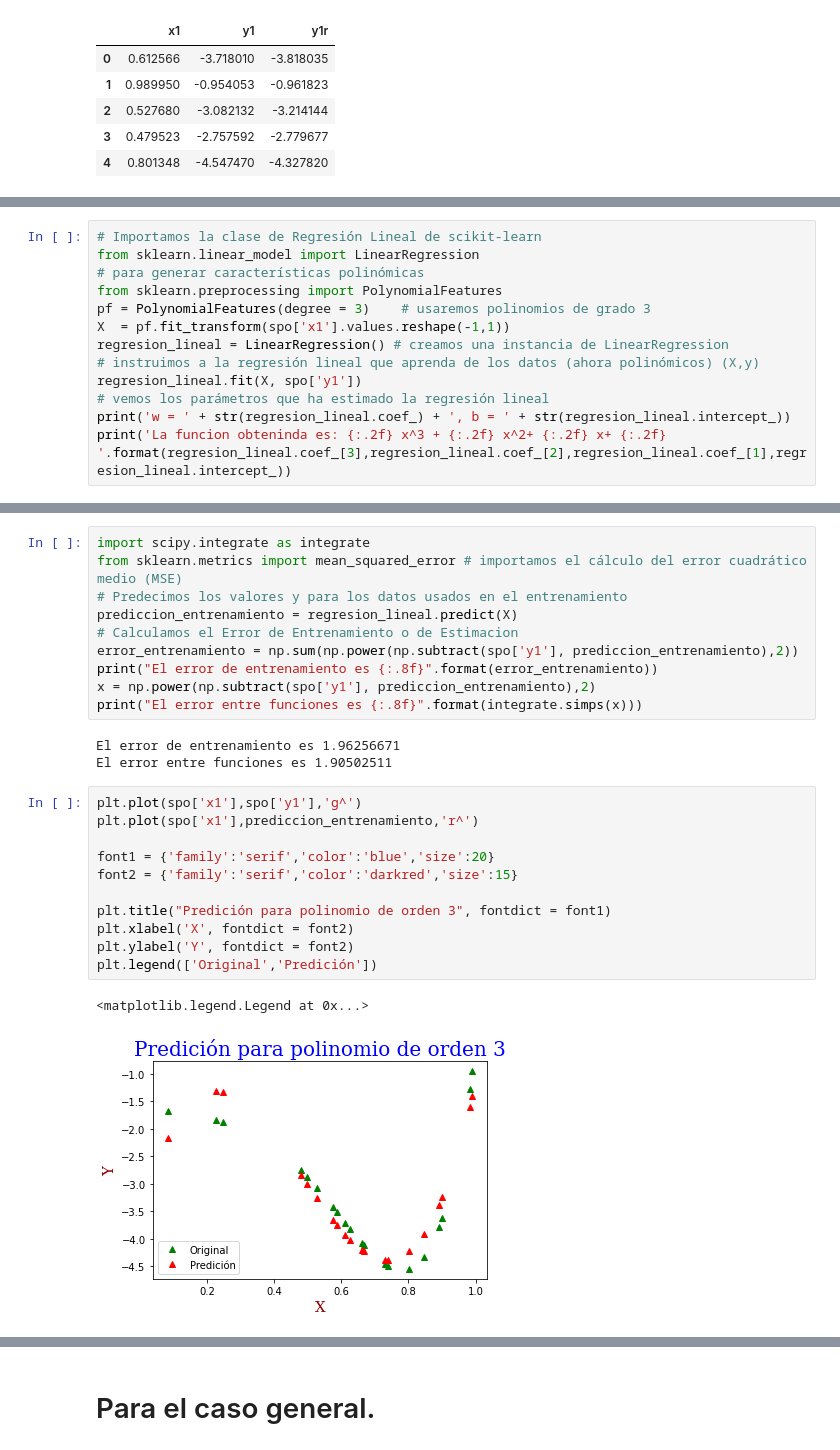
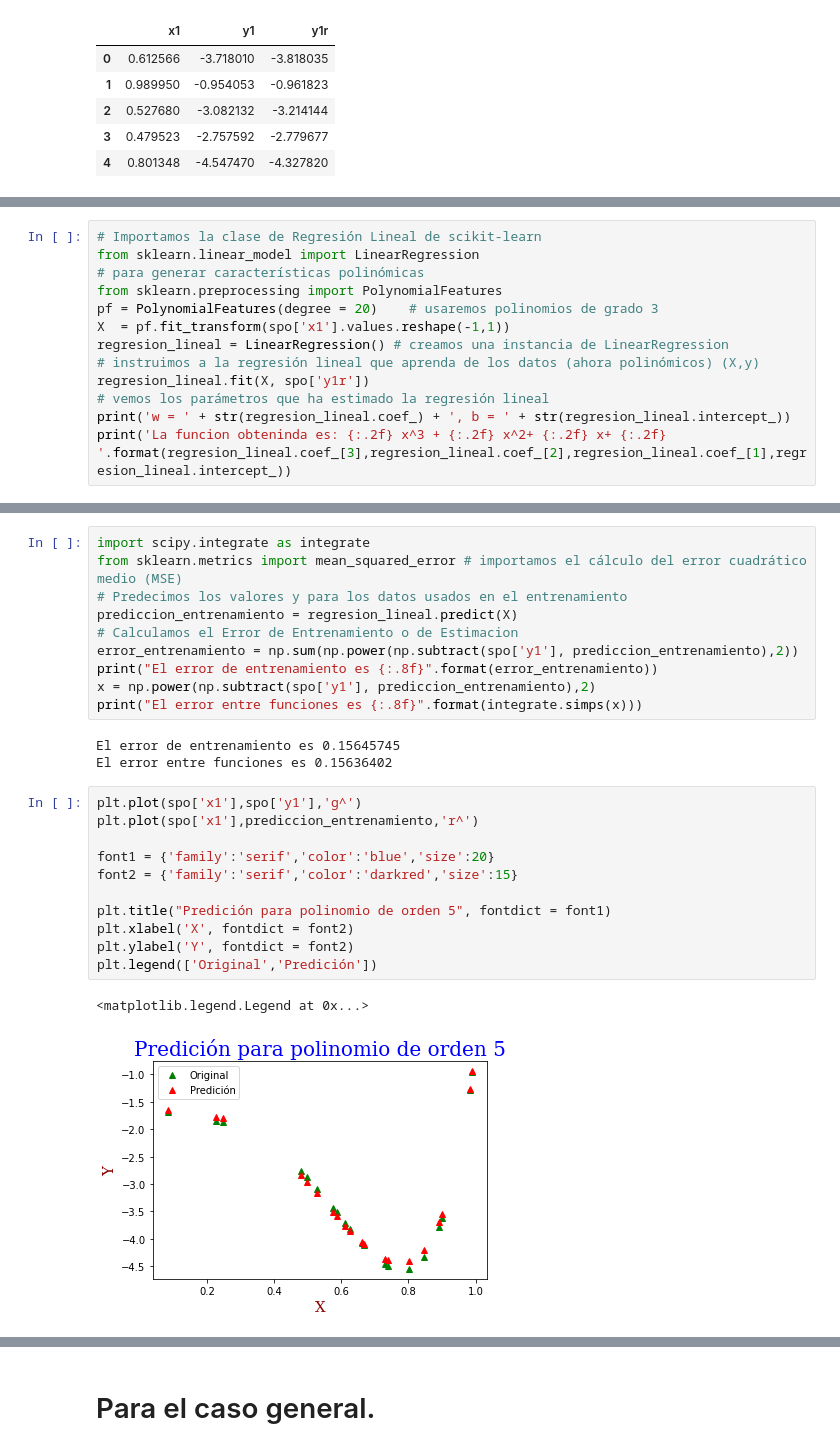
Before and after one commit to JHON-EDV/Regresion-Polinomica, a Jupyter notebook: Regression.ipynb, the cells around one changed output, grey strips where cells are left out. Cells and saved outputs as stored; diff of their text form.

```diff
--- a/Regression.ipynb
+++ b/Regression.ipynb
@@ -49,11 +49,11 @@ array([[0.61256647],
 from sklearn.linear_model import LinearRegression
 # para generar características polinómicas
 from sklearn.preprocessing import PolynomialFeatures
-pf = PolynomialFeatures(degree = 3)    # usaremos polinomios de grado 3
+pf = PolynomialFeatures(degree = 20)    # usaremos polinomios de grado 3
 X  = pf.fit_transform(spo['x1'].values.reshape(-1,1))
 regresion_lineal = LinearRegression() # creamos una instancia de LinearRegression
 # instruimos a la regresión lineal que aprenda de los datos (ahora polinómicos) (X,y)
-regresion_lineal.fit(X, spo['y1'])
+regresion_lineal.fit(X, spo['y1r'])
 # vemos los parámetros que ha estimado la regresión lineal
 print('w = ' + str(regresion_lineal.coef_) + ', b = ' + str(regresion_lineal.intercept_))
 print('La funcion obteninda es: {:.2f} x^3 + {:.2f} x^2+ {:.2f} x+ {:.2f} '.format(regresion_lineal.coef_[3],regresion_lineal.coef_[2],regresion_lineal.coef_[1],regresion_lineal.intercept_))
@@ -71,22 +76,22 @@ print("El error de entrenamiento es {:.8f}".format(error_entrenamiento))
 x = np.power(np.subtract(spo['y1'], prediccion_entrenamiento),2)
 print("El error entre funciones es {:.8f}".format(integrate.simps(x)))
 # %% [output]
-El error de entrenamiento es 1.96256671
-El error entre funciones es 1.90502511
+El error de entrenamiento es 0.15645745
+El error entre funciones es 0.15636402
 # %%
 plt.plot(spo['x1'],spo['y1'],'g^')
 plt.plot(spo['x1'],prediccion_entrenamiento,'r^')
 
 font1 = {'family':'serif','color':'blue','size':20}
 font2 = {'family':'serif','color':'darkred','size':15}
 
-plt.title("Predición para polinomio de orden 3", fontdict = font1)
+plt.title("Predición para polinomio de orden 5", fontdict = font1)
 plt.xlabel('X', fontdict = font2)
 plt.ylabel('Y', fontdict = font2)
 plt.legend(['Original','Predición'])
 # %% [output]
 <matplotlib.legend.Legend at 0x...>
-[figure, old version]
+[figure, new version]
 # %%
 fig, (ax2,ax1) = plt.subplots(2, 1, constrained_layout= True, figsize=(14,6), dpi=240,facecolor='w', edgecolor='k')
 
```
Also changed, not shown: parts of 8 cells of this notebook.
